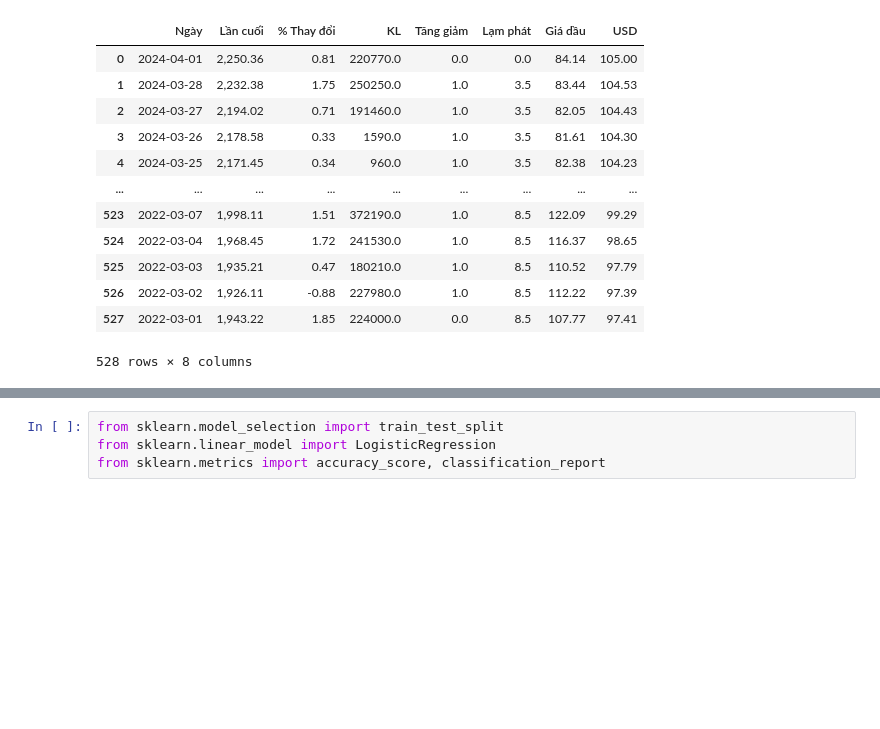
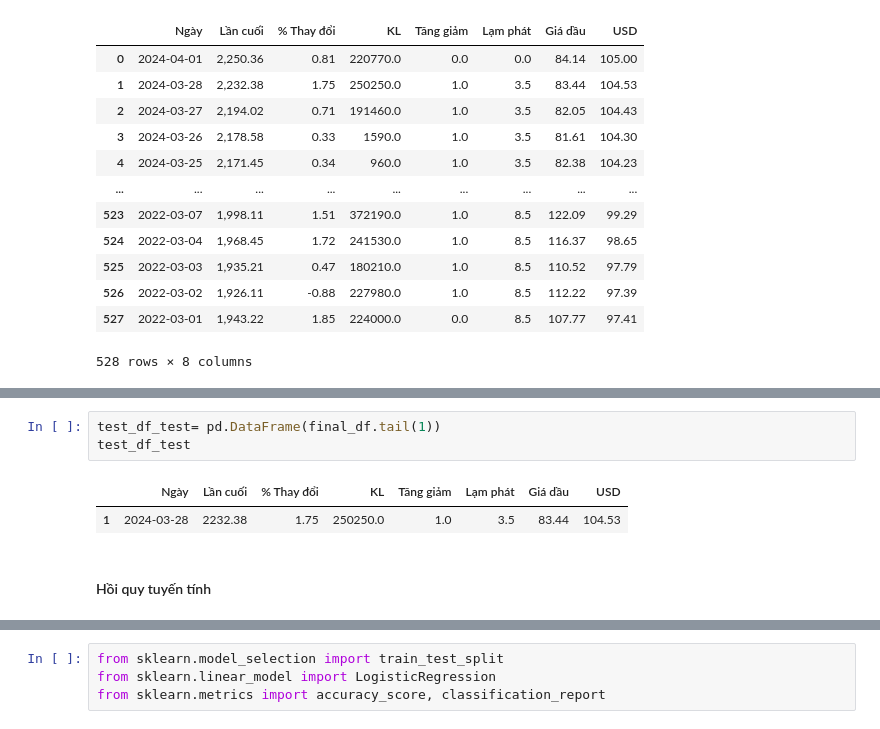
Before and after one commit to ngduylonggg/goldprice_predict, a Jupyter notebook: goldprice_prediction.ipynb, the cells around one changed output, grey strips where cells are left out. Cells and saved outputs as stored; diff of their text form; blank space fills up the shorter version.

```diff
--- a/goldprice_prediction.ipynb
+++ b/goldprice_prediction.ipynb
@@ -459,0 +486,8 @@ final_df
+# %%
+test_df_test= pd.DataFrame(final_df.tail(1))
+test_df_test
+# %% [output]
+|  | Ngày | Lần cuối | % Thay đổi | KL | Tăng giảm | Lạm phát | Giá dầu | USD |
+| 1 | 2024-03-28 | 2232.38 | 1.75 | 250250.0 | 1.0 | 3.5 | 83.44 | 104.53 |
+# %% [markdown]
+#### Hồi quy tuyến tính
```
Also changed, not shown: parts of 16 cells of this notebook.
